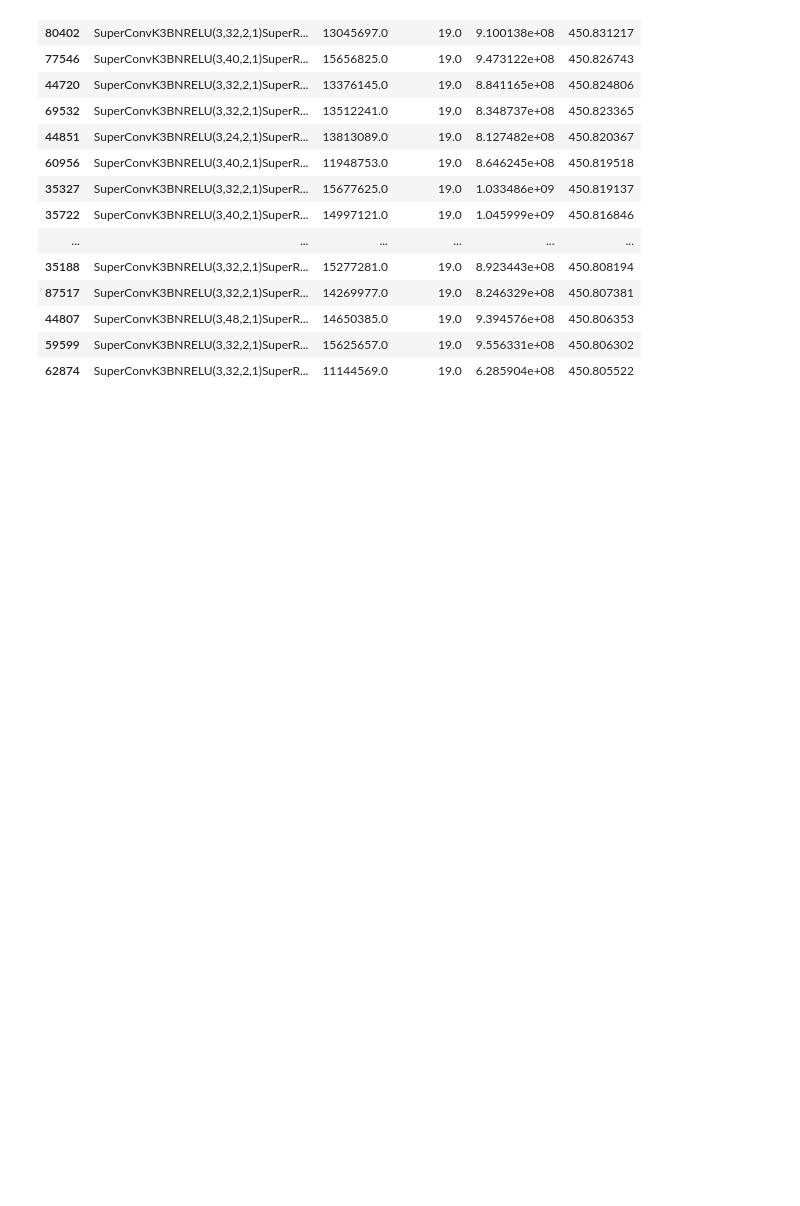
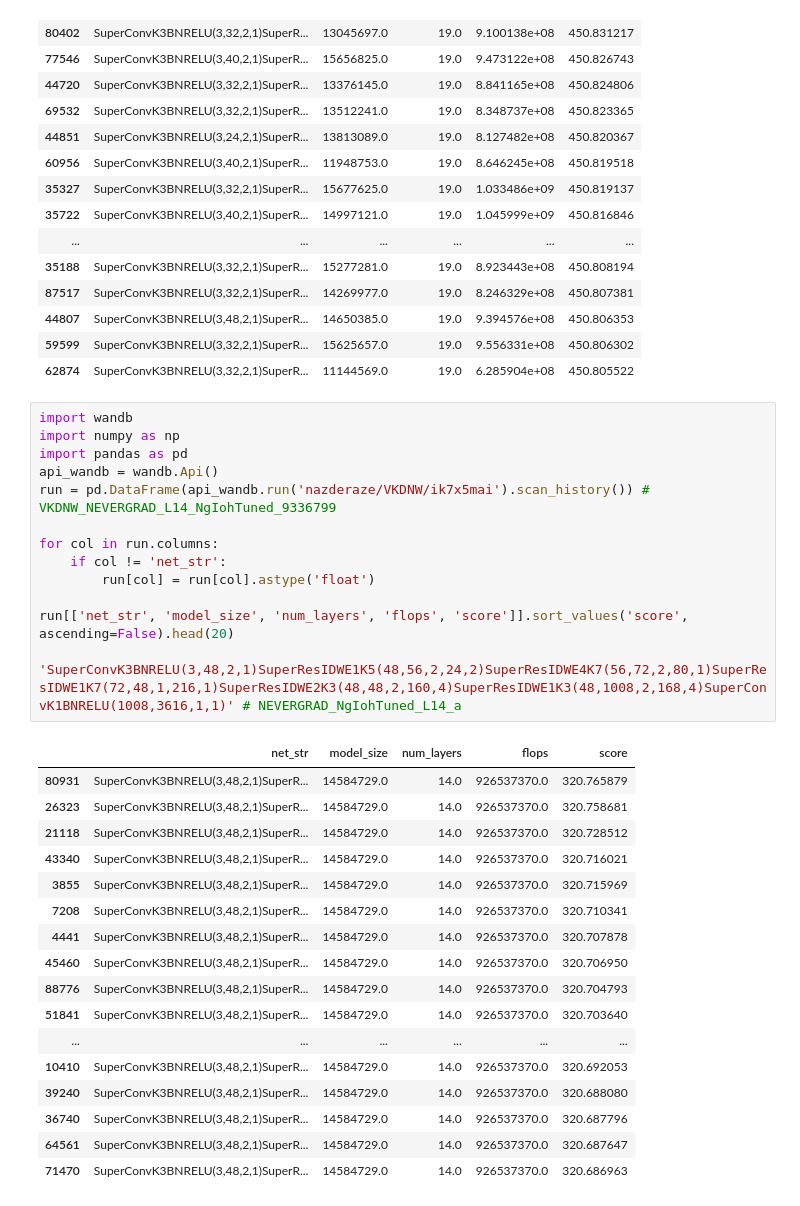
Before and after one commit to ondratybl/VKDNW, a Jupyter notebook: NB201/tss_choose_best.ipynb, the cells around one changed output. Saved outputs shown, nothing was run; the diff lists cells and outputs as text; blank space fills up the shorter version.

```diff
--- a/NB201/tss_choose_best.ipynb
+++ b/NB201/tss_choose_best.ipynb
@@ -1196,3 +1180,35 @@ run[['net_str', 'model_size', 'num_layers', 'flops', 'score']].sort_values('scor
 | 44807 | SuperConvK3BNRELU(3,48,2,1)SuperR... | 14650385.0 | 19.0 | 9.394576e+08 | 450.806353 |
 | 59599 | SuperConvK3BNRELU(3,32,2,1)SuperR... | 15625657.0 | 19.0 | 9.556331e+08 | 450.806302 |
 | 62874 | SuperConvK3BNRELU(3,32,2,1)SuperR... | 11144569.0 | 19.0 | 6.285904e+08 | 450.805522 |
+# %%
+import wandb
+import numpy as np
+import pandas as pd
+api_wandb = wandb.Api()
+run = pd.DataFrame(api_wandb.run('nazderaze/VKDNW/ik7x5mai').scan_history()) # VKDNW_NEVERGRAD_L14_NgIohTuned_9336799
+
+for col in run.columns:
+    if col != 'net_str':
+        run[col] = run[col].astype('float')
+
+run[['net_str', 'model_size', 'num_layers', 'flops', 'score']].sort_values('score', ascending=False).head(20)
+
+'SuperConvK3BNRELU(3,48,2,1)SuperResIDWE1K5(48,56,2,24,2)SuperResIDWE4K7(56,72,2,80,1)SuperResIDWE1K7(72,48,1,216,1)SuperResIDWE2K3(48,48,2,160,4)SuperResIDWE1K3(48,1008,2,168,4)SuperConvK1BNRELU(1008,3616,1,1)' # NEVERGRAD_NgIohTuned_L14_a
+# %% [output]
+|  | net_str | model_size | num_layers | flops | score |
+| 80931 | SuperConvK3BNRELU(3,48,2,1)SuperR... | 14584729.0 | 14.0 | 926537370.0 | 320.765879 |
+| 26323 | SuperConvK3BNRELU(3,48,2,1)SuperR... | 14584729.0 | 14.0 | 926537370.0 | 320.758681 |
+| 21118 | SuperConvK3BNRELU(3,48,2,1)SuperR... | 14584729.0 | 14.0 | 926537370.0 | 320.728512 |
+| 43340 | SuperConvK3BNRELU(3,48,2,1)SuperR... | 14584729.0 | 14.0 | 926537370.0 | 320.716021 |
+| 3855 | SuperConvK3BNRELU(3,48,2,1)SuperR... | 14584729.0 | 14.0 | 926537370.0 | 320.715969 |
+| 7208 | SuperConvK3BNRELU(3,48,2,1)SuperR... | 14584729.0 | 14.0 | 926537370.0 | 320.710341 |
+| 4441 | SuperConvK3BNRELU(3,48,2,1)SuperR... | 14584729.0 | 14.0 | 926537370.0 | 320.707878 |
+| 45460 | SuperConvK3BNRELU(3,48,2,1)SuperR... | 14584729.0 | 14.0 | 926537370.0 | 320.706950 |
+| 88776 | SuperConvK3BNRELU(3,48,2,1)SuperR... | 14584729.0 | 14.0 | 926537370.0 | 320.704793 |
+| 51841 | SuperConvK3BNRELU(3,48,2,1)SuperR... | 14584729.0 | 14.0 | 926537370.0 | 320.703640 |
+| ... | ... | ... | ... | ... | ... |
+| 10410 | SuperConvK3BNRELU(3,48,2,1)SuperR... | 14584729.0 | 14.0 | 926537370.0 | 320.692053 |
+| 39240 | SuperConvK3BNRELU(3,48,2,1)SuperR... | 14584729.0 | 14.0 | 926537370.0 | 320.688080 |
+| 36740 | SuperConvK3BNRELU(3,48,2,1)SuperR... | 14584729.0 | 14.0 | 926537370.0 | 320.687796 |
+| 64561 | SuperConvK3BNRELU(3,48,2,1)SuperR... | 14584729.0 | 14.0 | 926537370.0 | 320.687647 |
+| 71470 | SuperConvK3BNRELU(3,48,2,1)SuperR... | 14584729.0 | 14.0 | 926537370.0 | 320.686963 |
```
Also changed, not shown: parts of 3 cells of this notebook, 1 other file.
